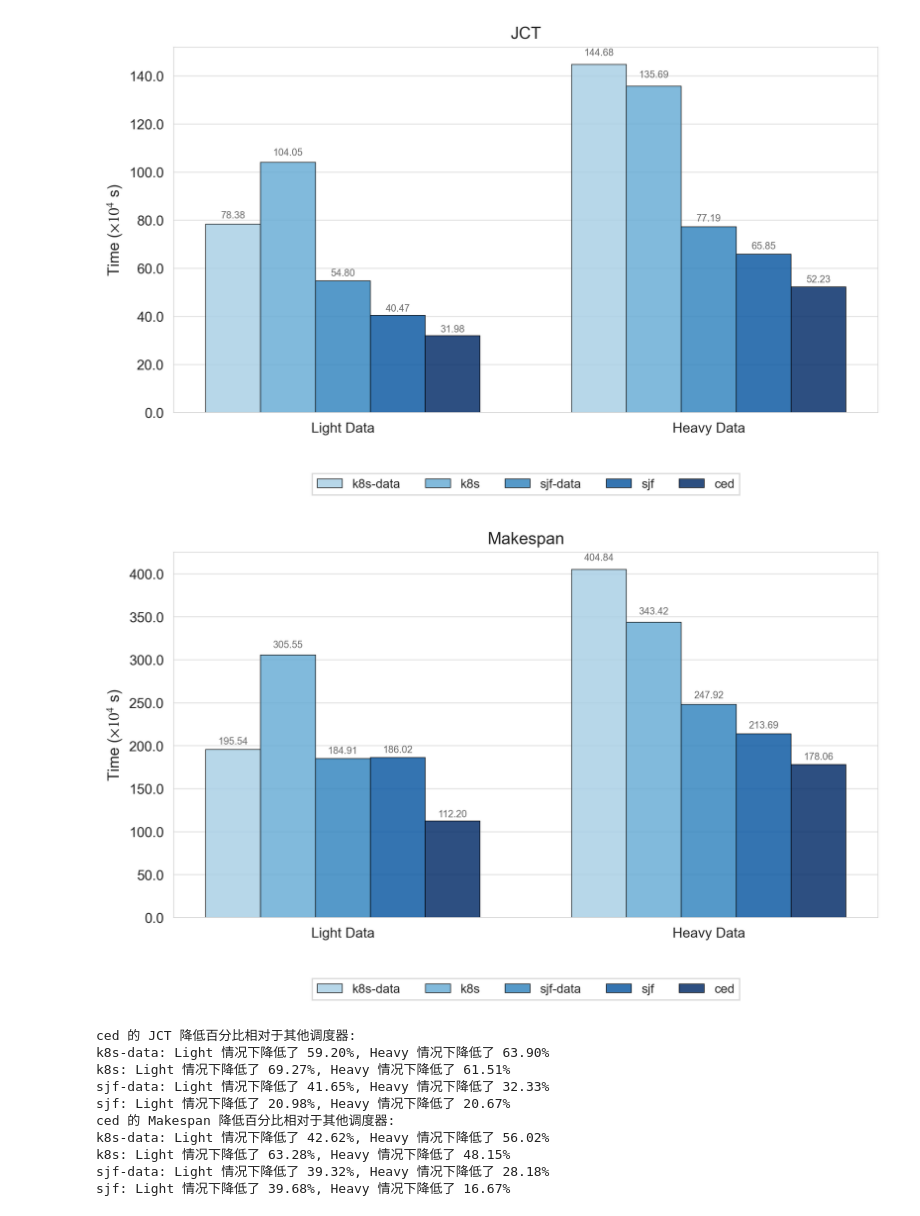
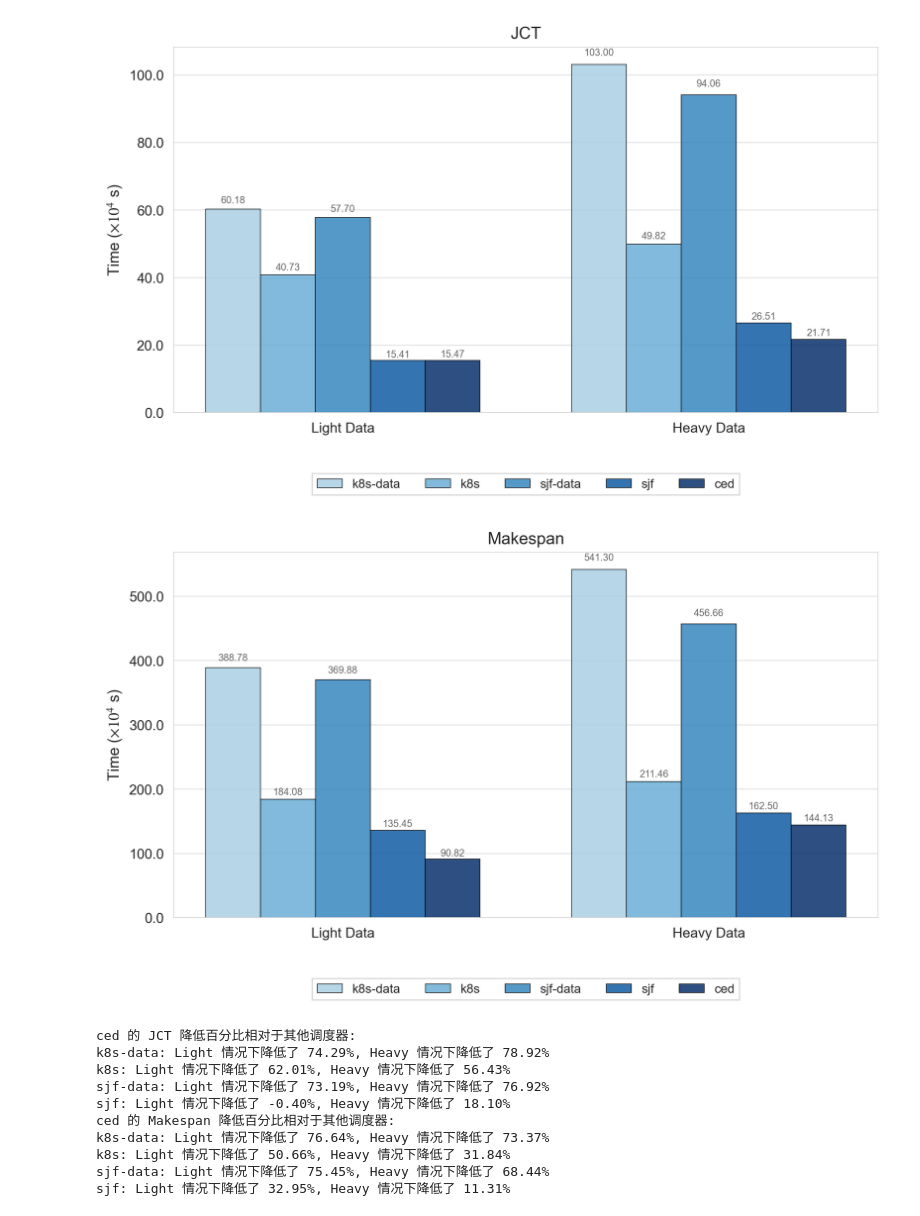
Before and after one commit to liangshuixitou/CedTrainScheduler, a Jupyter notebook: examples/simulator_example.ipynb, the cells around one changed output. Drawn from its saved outputs; the diff is of its cells as text; code cells hidden in the pictures.

```diff
--- a/examples/simulator_example.ipynb
+++ b/examples/simulator_example.ipynb
@@ -30,7 +30,8 @@ def run_simulation(scheduler_name, fs_config_path, jobs_count):
 # 假设 results_dict_light 和 results_dict_heavy 是两个模拟器的结果字典
 # 运行不同调度器的模拟
 schedulers = ["k8s-data", "k8s", "sjf-data", "sjf", "ced"]
-jobs_count_list = [5000]
+# schedulers = ["greedy", "ced"]
+jobs_count_list = [2000]
 results_dict_light: dict[int, dict[str, Metrics]] = {}
 results_dict_heavy: dict[int, dict[str, Metrics]] = {}
 
@@ -61,10 +62,10 @@ Metrics(scheduler_name=<SchedulerType.CED: 5>, task_count=5000, total_runtime=17
 # %%
 def plot_results(results_dict_light, results_dict_heavy):
     """绘制结果图 - 素雅单色系学术风格"""
+    import matplotlib as mpl
+    import matplotlib.cm as cm
     import seaborn as sns
     from matplotlib.ticker import FuncFormatter
-    import matplotlib as mpl
-    import matplotlib.cm as cm
 
     # 重置matplotlib参数，避免之前设置的影响
     mpl.rcParams.update(mpl.rcParamsDefault)
@@ -112,8 +113,7 @@ def plot_results(results_dict_light, results_dict_heavy):
                 value_heavy = metrics_heavy.avg_running_time
             elif metric_name == 'Makespan':
                 value_light = metrics_light.total_runtime
-                value_heavy = metrics_heavy.total_runtime
-
+                value_heavy = metrics_heavy.total_runtime            #
             # 绘制轻量版和重版的条形图 - 素雅单色系风格
             bar_light = ax.bar(
                 x_positions[0] + i * width - (len(results_dict_light) - 1) * width / 2,
@@ -218,5 +218,5 @@ def plot_specific_jobs(job_count):
     plot_results(light_results, heavy_results)
 
 
-plot_specific_jobs(5000)
+plot_specific_jobs(2000)
 # %% [output]
@@ -224,5 +224,5 @@ plot_specific_jobs(5000)
-[figure, old version]
+[figure, new version]
-[figure, old version]
+[figure, new version]
 # %%
 # 计算 ced 的 JCT 降低百分比相对于其他调度器
 def calculate_ced_jct_reduction(results_dict_light, results_dict_heavy):
@@ -248,8 +248,8 @@ def calculate_ced_jct_reduction(results_dict_light, results_dict_heavy):
 
     return jct_reduction_light, jct_reduction_heavy
 
-selected_results_dict_light = results_dict_light[5000]
-selected_results_dict_heavy = results_dict_heavy[5000]
+selected_results_dict_light = results_dict_light[2000]
+selected_results_dict_heavy = results_dict_heavy[2000]
 # 获取 ced 的 JCT 降低百分比
 jct_reduction_light, jct_reduction_heavy = calculate_ced_jct_reduction(selected_results_dict_light, selected_results_dict_heavy)
 
@@ -292,12 +292,12 @@ for scheduler in makespan_reduction_light.keys():
     print(f"{scheduler}: Light 情况下降低了 {makespan_reduction_light[scheduler]:.2f}%, Heavy 情况下降低了 {makespan_reduction_heavy[scheduler]:.2f}%")
 # %% [output]
 ced 的 JCT 降低百分比相对于其他调度器:
-k8s-data: Light 情况下降低了 59.20%, Heavy 情况下降低了 63.90%
-k8s: Light 情况下降低了 69.27%, Heavy 情况下降低了 61.51%
-sjf-data: Light 情况下降低了 41.65%, Heavy 情况下降低了 32.33%
-sjf: Light 情况下降低了 20.98%, Heavy 情况下降低了 20.67%
+k8s-data: Light 情况下降低了 74.29%, Heavy 情况下降低了 78.92%
+k8s: Light 情况下降低了 62.01%, Heavy 情况下降低了 56.43%
+sjf-data: Light 情况下降低了 73.19%, Heavy 情况下降低了 76.92%
+sjf: Light 情况下降低了 -0.40%, Heavy 情况下降低了 18.10%
 ced 的 Makespan 降低百分比相对于其他调度器:
-k8s-data: Light 情况下降低了 42.62%, Heavy 情况下降低了 56.02%
-k8s: Light 情况下降低了 63.28%, Heavy 情况下降低了 48.15%
-sjf-data: Light 情况下降低了 39.32%, Heavy 情况下降低了 28.18%
-sjf: Light 情况下降低了 39.68%, Heavy 情况下降低了 16.67%
+k8s-data: Light 情况下降低了 76.64%, Heavy 情况下降低了 73.37%
+k8s: Light 情况下降低了 50.66%, Heavy 情况下降低了 31.84%
+sjf-data: Light 情况下降低了 75.45%, Heavy 情况下降低了 68.44%
+sjf: Light 情况下降低了 32.95%, Heavy 情况下降低了 11.31%
```
Also changed, not shown: parts of 2 cells of this notebook, 6 other files.
